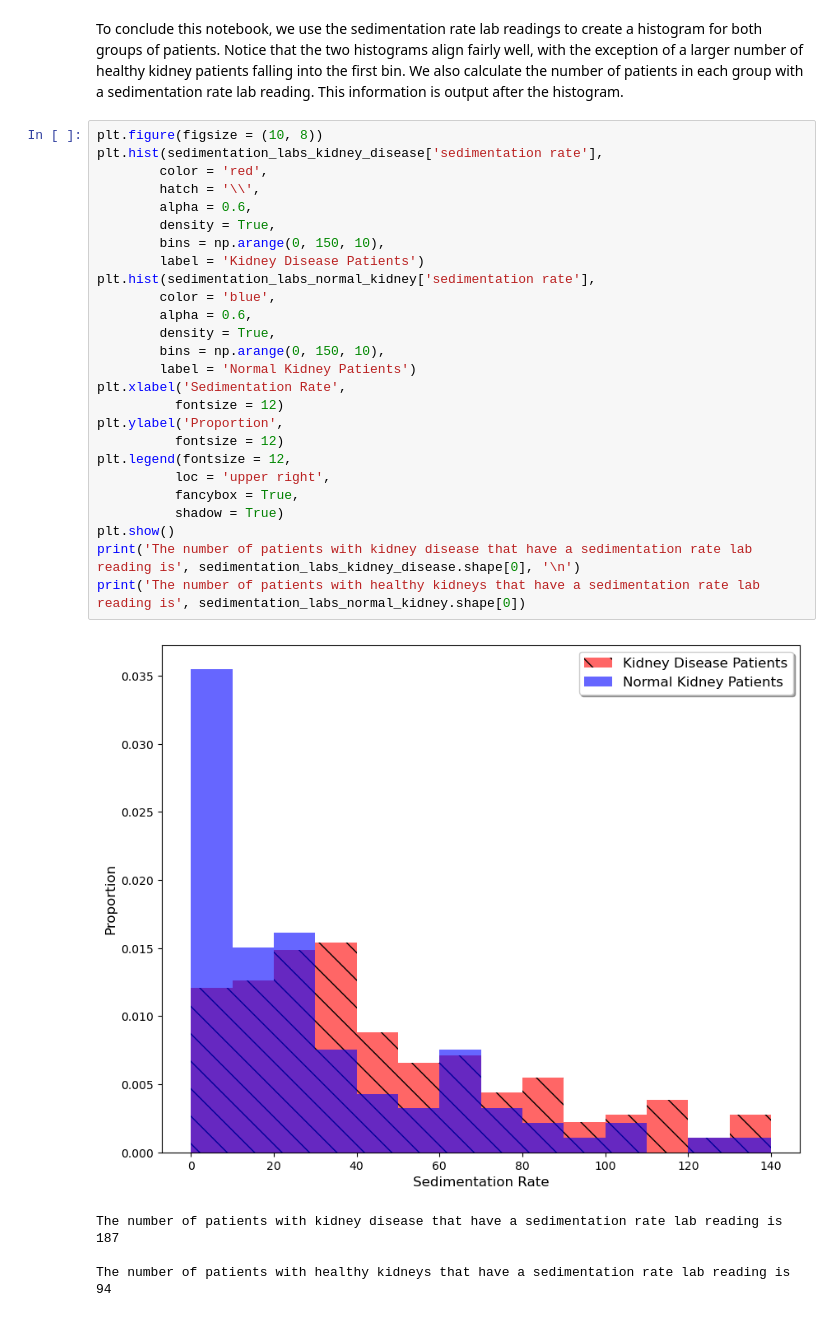
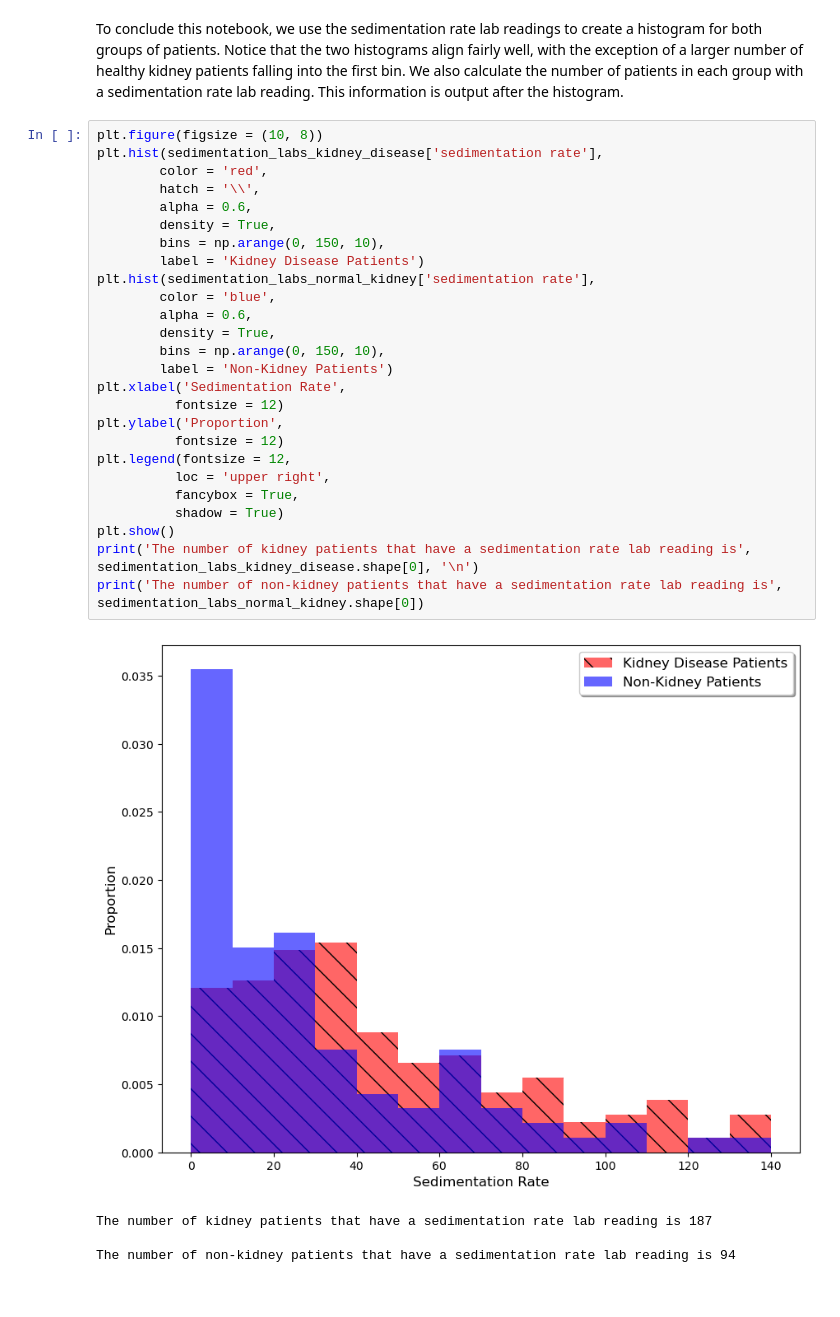
Before and after one commit to manns79/IgA-Nephropathy, a Jupyter notebook: EDA/sedimentation_rate_eda.ipynb, the cells around one changed output. Saved outputs shown, nothing was run; the diff lists cells and outputs as text.

```diff
--- a/EDA/sedimentation_rate_eda.ipynb
+++ b/EDA/sedimentation_rate_eda.ipynb
@@ -67,31 +67,31 @@ To conclude this notebook, we use the sedimentation rate lab readings to create
 # %%
 plt.figure(figsize = (10, 8))
 plt.hist(sedimentation_labs_kidney_disease['sedimentation rate'],
         color = 'red',
         hatch = '\\',
         alpha = 0.6,
         density = True,
         bins = np.arange(0, 150, 10),
         label = 'Kidney Disease Patients')
 plt.hist(sedimentation_labs_normal_kidney['sedimentation rate'],
         color = 'blue',
         alpha = 0.6,
         density = True,
         bins = np.arange(0, 150, 10),
-        label = 'Normal Kidney Patients')
+        label = 'Non-Kidney Patients')
 plt.xlabel('Sedimentation Rate',
           fontsize = 12)
 plt.ylabel('Proportion',
           fontsize = 12)
 plt.legend(fontsize = 12,
           loc = 'upper right',
           fancybox = True,
           shadow = True)
 plt.show()
-print('The number of patients with kidney disease that have a sedimentation rate lab reading is', sedimentation_labs_kidney_disease.shape[0], '\n')
-print('The number of patients with healthy kidneys that have a sedimentation rate lab reading is', sedimentation_labs_normal_kidney.shape[0])
+print('The number of kidney patients that have a sedimentation rate lab reading is', sedimentation_labs_kidney_disease.shape[0], '\n')
+print('The number of non-kidney patients that have a sedimentation rate lab reading is', sedimentation_labs_normal_kidney.shape[0])
 # %% [output]
-[figure, old version]
+[figure, new version]
-The number of patients with kidney disease that have a sedimentation rate lab reading is 187
+The number of kidney patients that have a sedimentation rate lab reading is 187
 
-The number of patients with healthy kidneys that have a sedimentation rate lab reading is 94
+The number of non-kidney patients that have a sedimentation rate lab reading is 94
```
Also changed, not shown: 1 other file.
